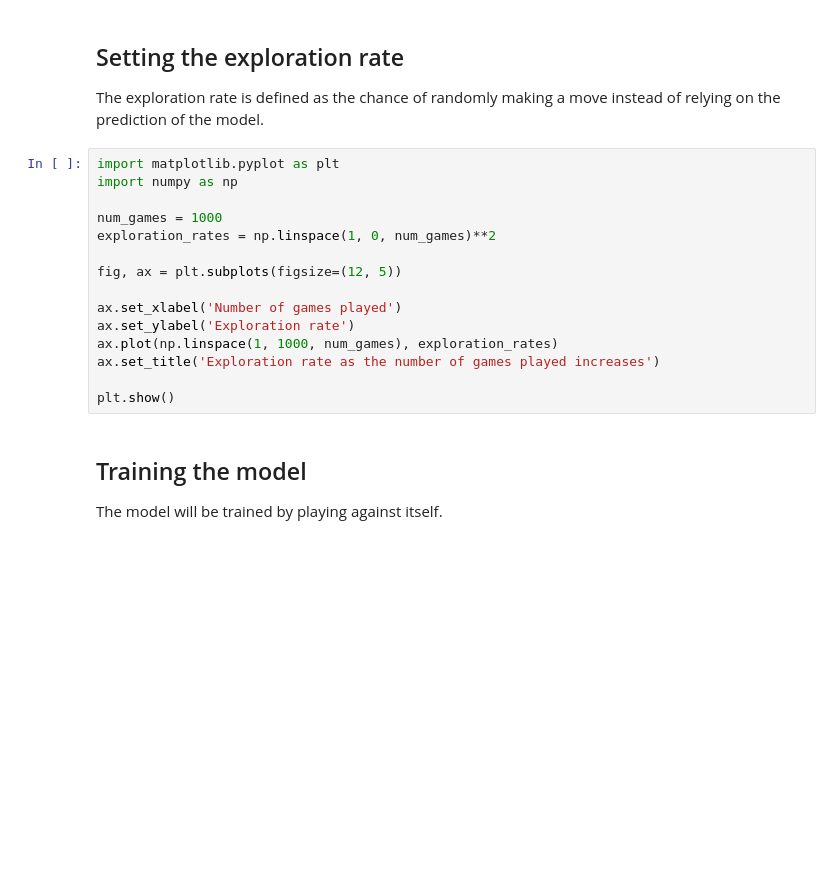
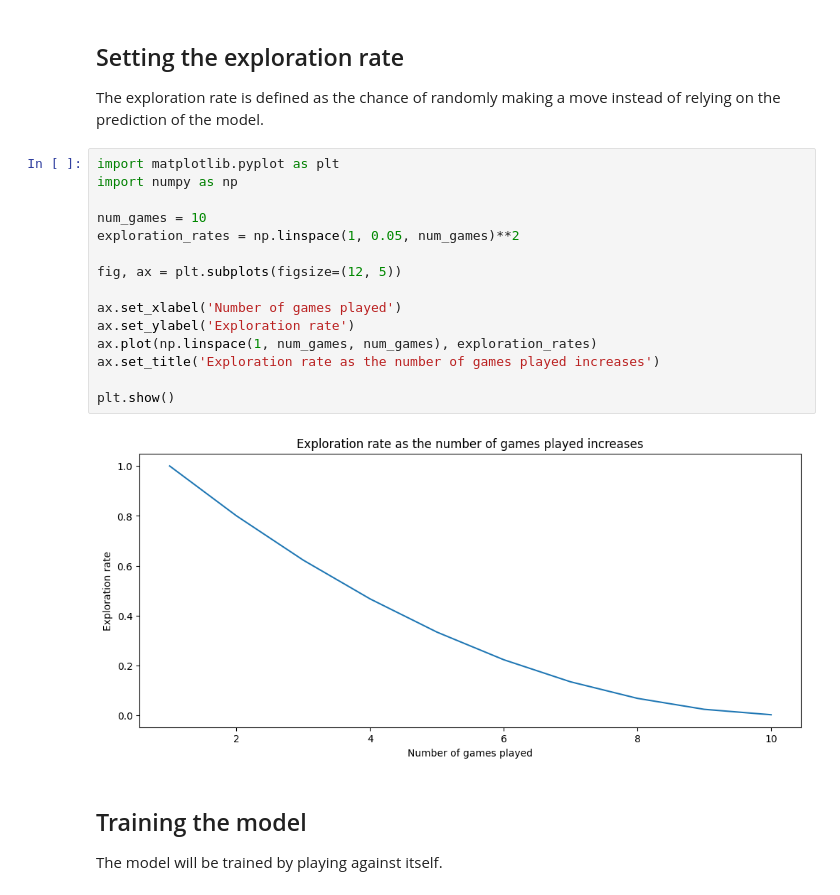
Before and after one commit to owenjaques/chessbot, a Jupyter notebook: src/reinforcement_learning.ipynb, the cells around one changed output. Cells and saved outputs as stored; diff of their text form; blank space fills up the shorter version.

```diff
--- a/src/reinforcement_learning.ipynb
+++ b/src/reinforcement_learning.ipynb
@@ -39,18 +39,20 @@ The exploration rate is defined as the chance of randomly making a move instead
 # %%
 import matplotlib.pyplot as plt
 import numpy as np
 
-num_games = 1000
-exploration_rates = np.linspace(1, 0, num_games)**2
+num_games = 10
+exploration_rates = np.linspace(1, 0.05, num_games)**2
 
 fig, ax = plt.subplots(figsize=(12, 5))
 
 ax.set_xlabel('Number of games played')
 ax.set_ylabel('Exploration rate')
-ax.plot(np.linspace(1, 1000, num_games), exploration_rates)
+ax.plot(np.linspace(1, num_games, num_games), exploration_rates)
 ax.set_title('Exploration rate as the number of games played increases')
 
 plt.show()
+# %% [output]
+[figure, added]
 # %% [markdown]
 ## Training the model
 The model will be trained by playing against itself.
```
Also changed, not shown: parts of 3 cells of this notebook, 1 other file.
